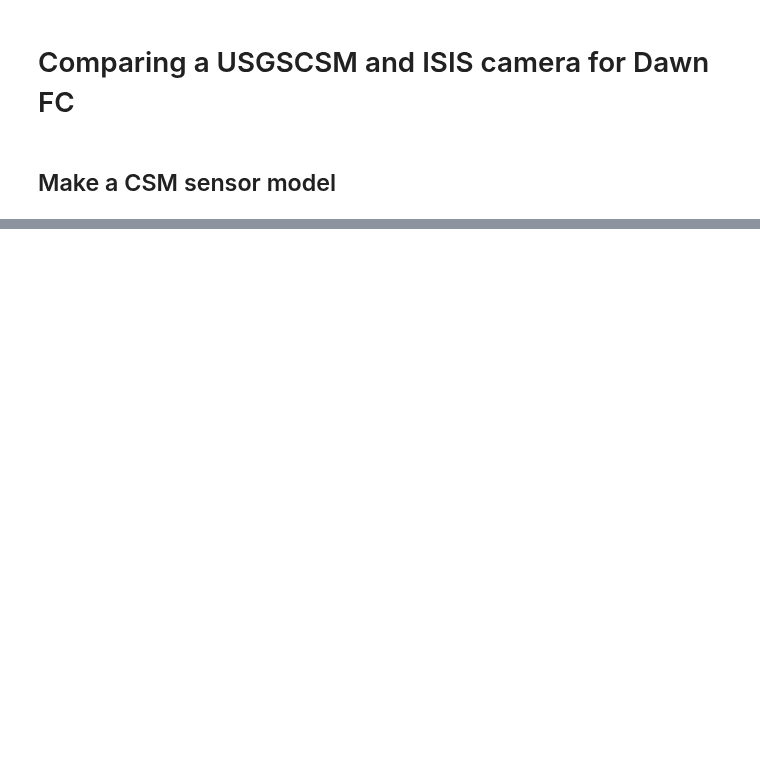
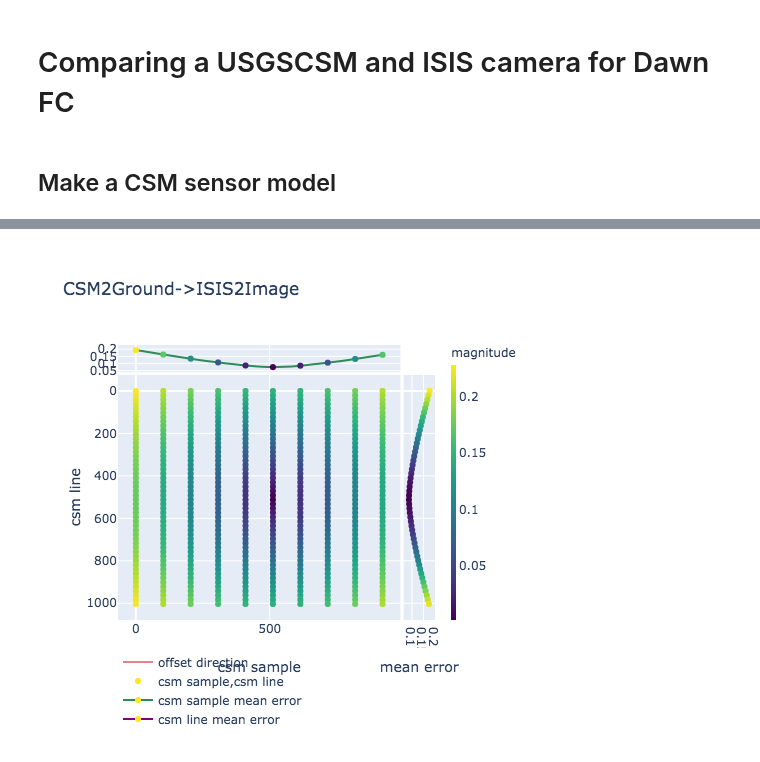
Before and after one commit to DOI-USGS/knoten, a Jupyter notebook: examples/dawn_fc_isis_cmp.ipynb, the cells around one changed output, grey strips where cells are left out. Saved outputs shown, nothing was run; the diff lists cells and outputs as text; code cells hidden in the pictures; blank space fills up the shorter version.

```diff
--- a/examples/dawn_fc_isis_cmp.ipynb
+++ b/examples/dawn_fc_isis_cmp.ipynb
@@ -150,0 +118,4 @@ plot1, plot2, plot3, df1, df2, df3 = vis.reprojection_diff(csm_isd, cub_loc, nx=
+# %%
+Image(csm2isis_plot.to_image())
+# %% [output]
+[figure, added]
```
Also changed, not shown: parts of 26 cells of this notebook.
